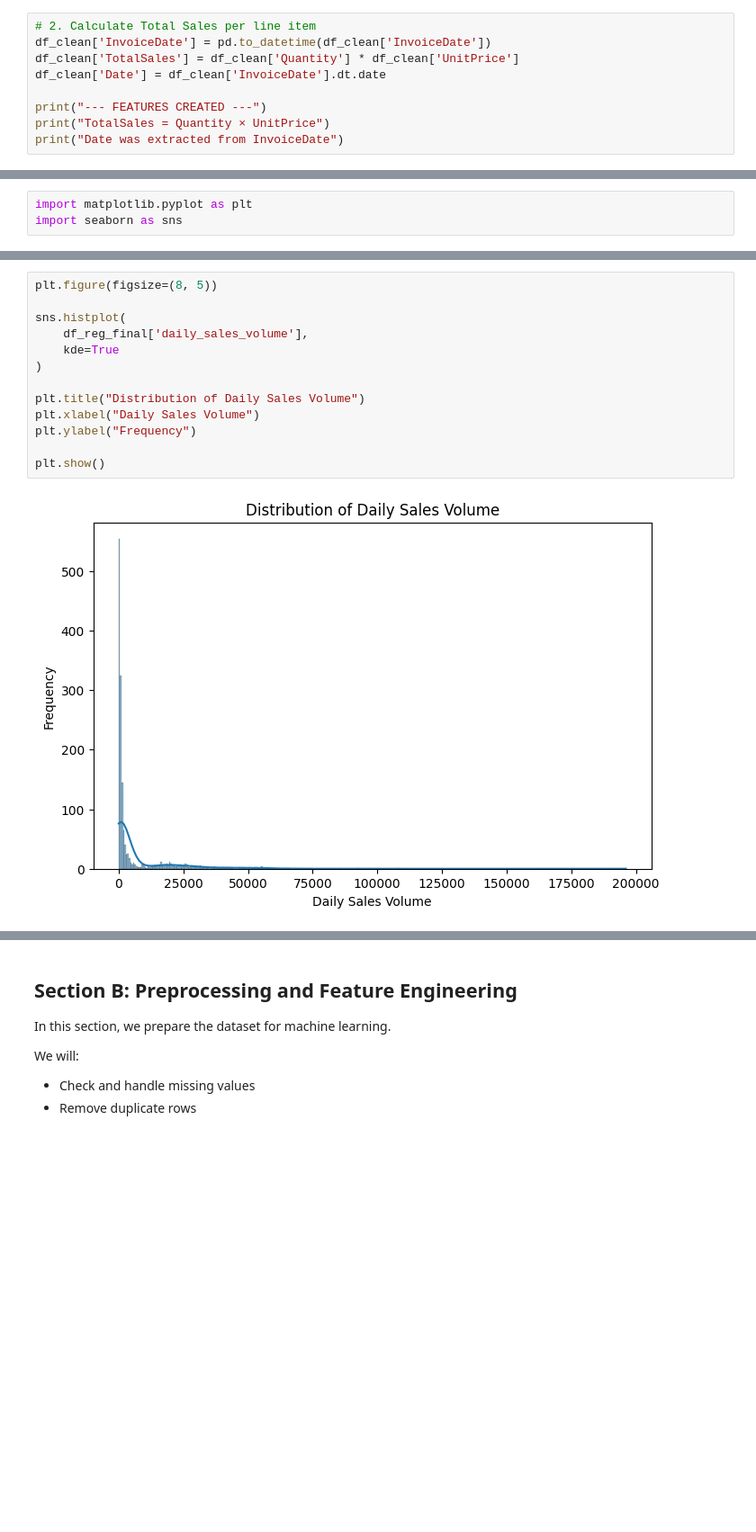
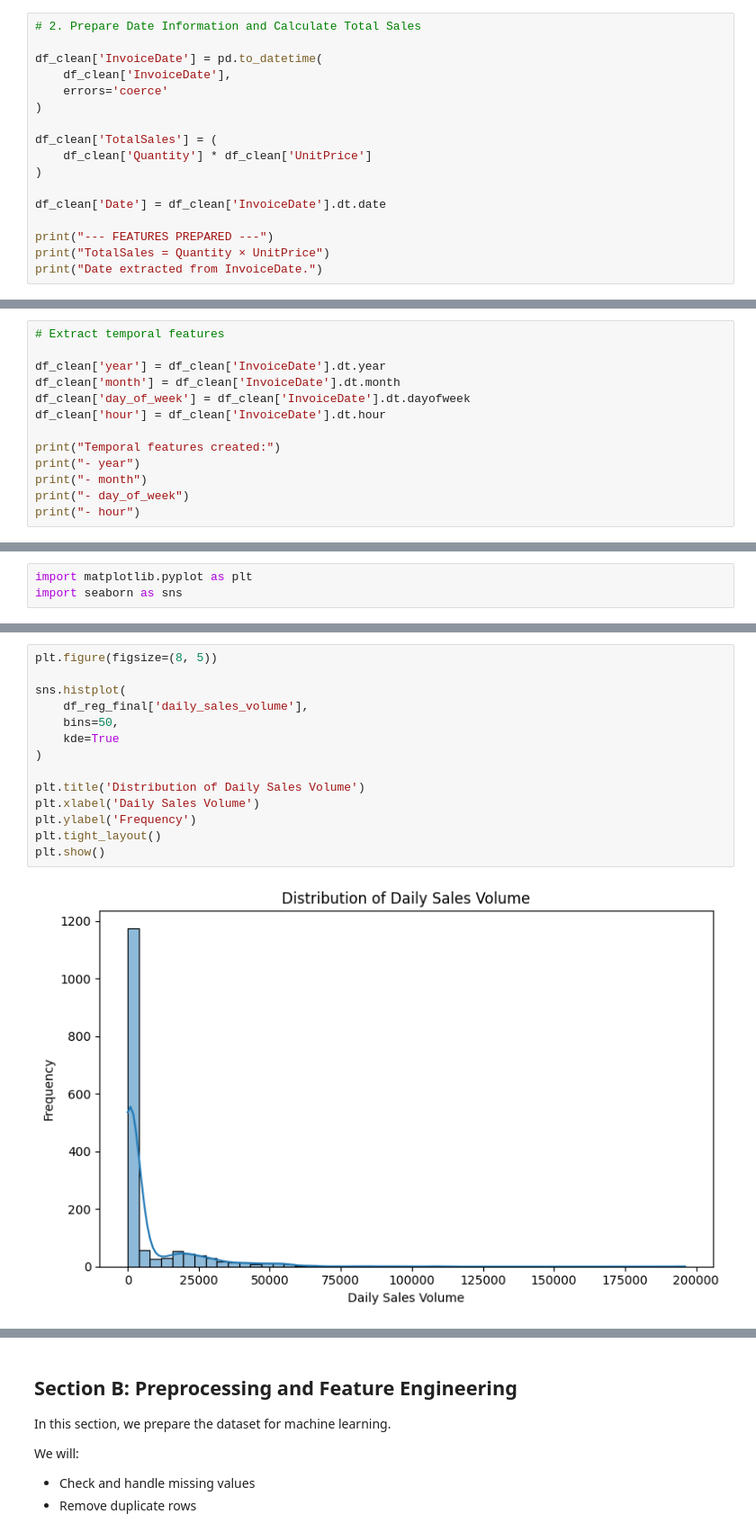
Before and after one commit to MR7star/ML-Capstone-Project, a Jupyter notebook: notebooks/regression.ipynb, the cells around one changed output, grey strips where cells are left out. Shown at 90% size. Cells and saved outputs as stored; diff of their text form; blank space fills up the shorter version.

```diff
--- a/notebooks/regression.ipynb
+++ b/notebooks/regression.ipynb
@@ -82,10 +93,18 @@ It removes transactions where the quantity or price is zero or negative. These r
 # %%
-# 2. Calculate Total Sales per line item
-df_clean['InvoiceDate'] = pd.to_datetime(df_clean['InvoiceDate'])
-df_clean['TotalSales'] = df_clean['Quantity'] * df_clean['UnitPrice']
+# 2. Prepare Date Information and Calculate Total Sales
+
+df_clean['InvoiceDate'] = pd.to_datetime(
+    df_clean['InvoiceDate'],
+    errors='coerce'
+)
+
+df_clean['TotalSales'] = (
+    df_clean['Quantity'] * df_clean['UnitPrice']
+)
+
 df_clean['Date'] = df_clean['InvoiceDate'].dt.date
 
-print("--- FEATURES CREATED ---")
+print("--- FEATURES PREPARED ---")
 print("TotalSales = Quantity × UnitPrice")
-print("Date was extracted from InvoiceDate")
+print("Date extracted from InvoiceDate.")
 # %% [output]
@@ -98,0 +120,13 @@ Date was extracted from InvoiceDate
+# %%
+# Extract temporal features
+
+df_clean['year'] = df_clean['InvoiceDate'].dt.year
+df_clean['month'] = df_clean['InvoiceDate'].dt.month
+df_clean['day_of_week'] = df_clean['InvoiceDate'].dt.dayofweek
+df_clean['hour'] = df_clean['InvoiceDate'].dt.hour
+
+print("Temporal features created:")
+print("- year")
+print("- month")
+print("- day_of_week")
+print("- hour")
@@ -220,15 +267,16 @@ This graph shows how the daily sales values are distributed in the dataset.
 # %%
 plt.figure(figsize=(8, 5))
 
 sns.histplot(
     df_reg_final['daily_sales_volume'],
+    bins=50,
     kde=True
 )
 
-plt.title("Distribution of Daily Sales Volume")
-plt.xlabel("Daily Sales Volume")
-plt.ylabel("Frequency")
-
+plt.title('Distribution of Daily Sales Volume')
+plt.xlabel('Daily Sales Volume')
+plt.ylabel('Frequency')
+plt.tight_layout()
 plt.show()
 # %% [output]
-[figure, old version]
+[figure, new version]
```
Also changed, not shown: parts of 55 cells of this notebook, 1 other file.
